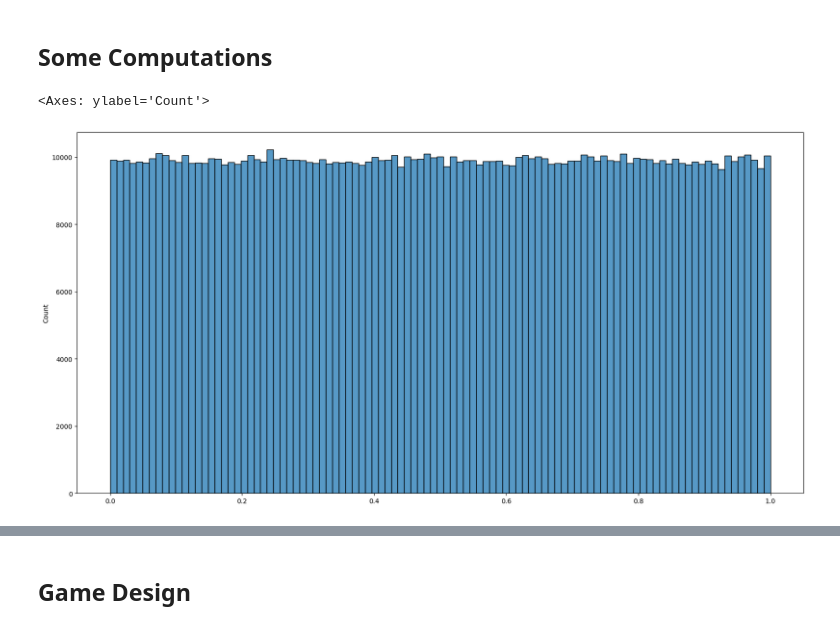
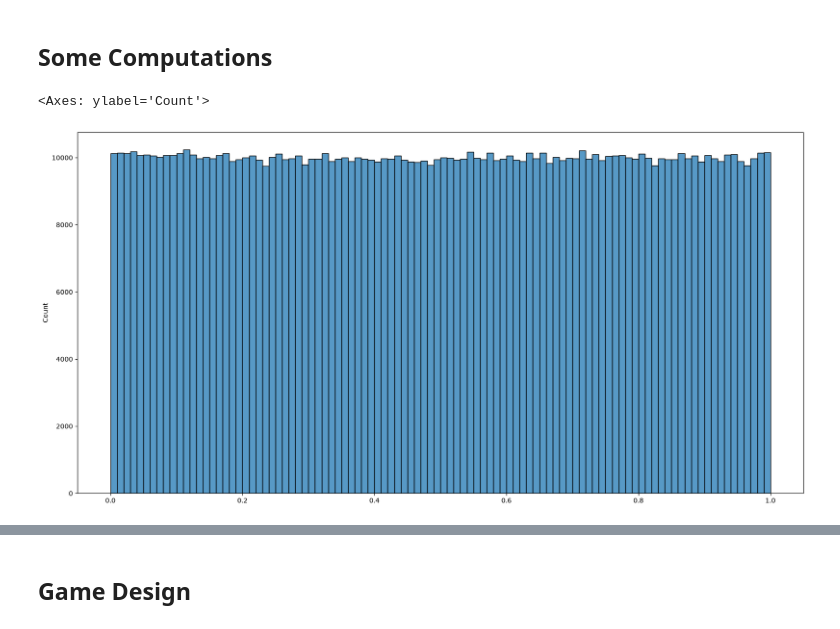
Before and after one commit to JaehoCho43/ContinuousBlackjack, a Jupyter notebook: ContinuousBlackjack.ipynb, the cells around one changed output, grey strips where cells are left out. Saved outputs shown, nothing was run; the diff lists cells and outputs as text; code cells hidden in the pictures.

```diff
--- a/ContinuousBlackjack.ipynb
+++ b/ContinuousBlackjack.ipynb
@@ -37,6 +38,6 @@ from itertools import permutations
 # %%
 # Initialize the random number generator
-
-np.random.seed(1)
+SEED = 1
+rng = np.random.default_rng(SEED)
 # %%
 %load_ext Cython
@@ -217,7 +287,7 @@ cpdef double[:] sampling(long N):
 # %%
-A = np.asarray(sampling(1000000))
+A = rng.random(1_000_000)
 fig, ax = plt.subplots(figsize = (20,10))
 sns.histplot(A, ax = ax)
 # %% [output]
 <Axes: ylabel='Count'>
-[figure, old version]
+[figure, new version]
```
Also changed, not shown: parts of 35 cells of this notebook, 3 other files.
